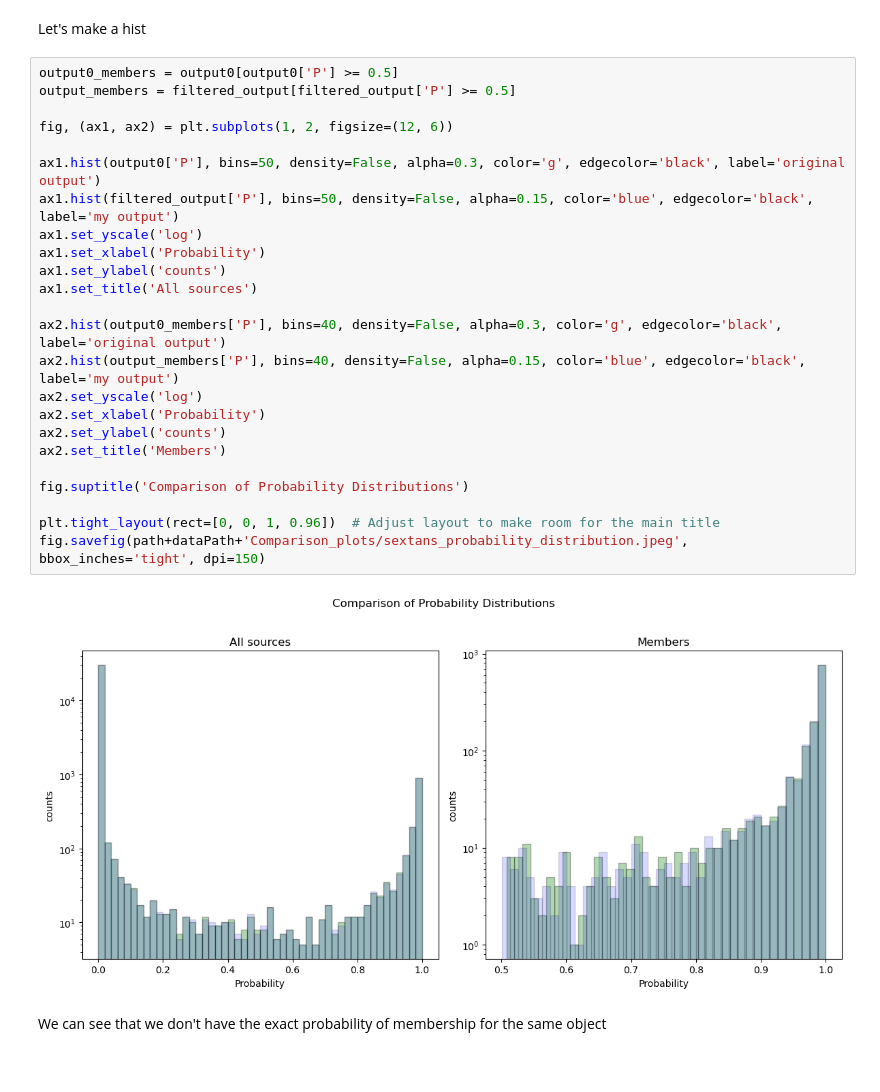
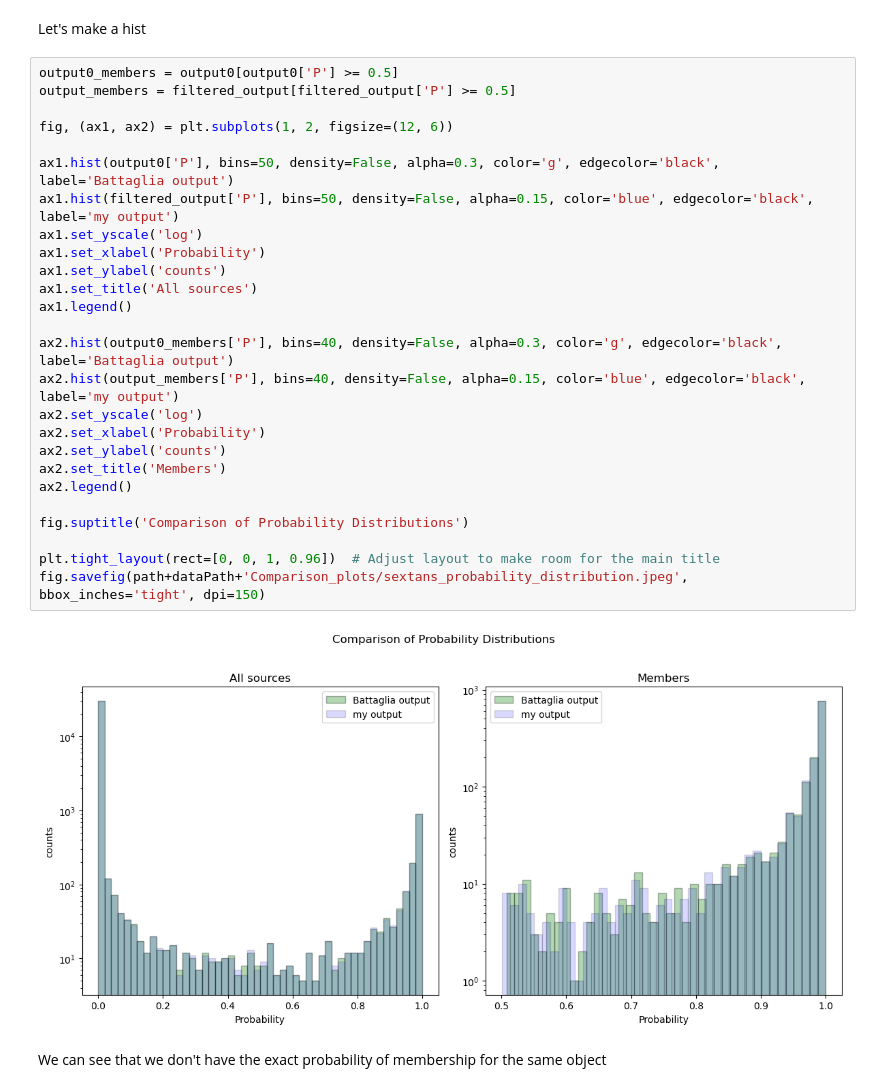
Before and after one commit to marcoboscato/Internship_Tenerife, a Jupyter notebook: Python Scripts/comparison.ipynb, the cells around one changed output. Cells and saved outputs as stored; diff of their text form.

```diff
--- a/Python Scripts/comparison.ipynb
+++ b/Python Scripts/comparison.ipynb
@@ -114,28 +114,30 @@ Let's make a hist
 # %%
 output0_members = output0[output0['P'] >= 0.5]
 output_members = filtered_output[filtered_output['P'] >= 0.5]
 
 fig, (ax1, ax2) = plt.subplots(1, 2, figsize=(12, 6))
 
-ax1.hist(output0['P'], bins=50, density=False, alpha=0.3, color='g', edgecolor='black', label='original output')
+ax1.hist(output0['P'], bins=50, density=False, alpha=0.3, color='g', edgecolor='black', label='Battaglia output')
 ax1.hist(filtered_output['P'], bins=50, density=False, alpha=0.15, color='blue', edgecolor='black', label='my output')
 ax1.set_yscale('log')
 ax1.set_xlabel('Probability')
 ax1.set_ylabel('counts')
 ax1.set_title('All sources')
+ax1.legend()
 
-ax2.hist(output0_members['P'], bins=40, density=False, alpha=0.3, color='g', edgecolor='black', label='original output')
+ax2.hist(output0_members['P'], bins=40, density=False, alpha=0.3, color='g', edgecolor='black', label='Battaglia output')
 ax2.hist(output_members['P'], bins=40, density=False, alpha=0.15, color='blue', edgecolor='black', label='my output')
 ax2.set_yscale('log')
 ax2.set_xlabel('Probability')
 ax2.set_ylabel('counts')
 ax2.set_title('Members')
+ax2.legend()
 
 fig.suptitle('Comparison of Probability Distributions')
 
 plt.tight_layout(rect=[0, 0, 1, 0.96])  # Adjust layout to make room for the main title
 fig.savefig(path+dataPath+'Comparison_plots/sextans_probability_distribution.jpeg', bbox_inches='tight', dpi=150)
 # %% [output]
-[figure, old version]
+[figure, new version]
 # %% [markdown]
 We can see that we don't have the exact probability of membership for the same object
```
Also changed, not shown: parts of 1 cell of this notebook.
